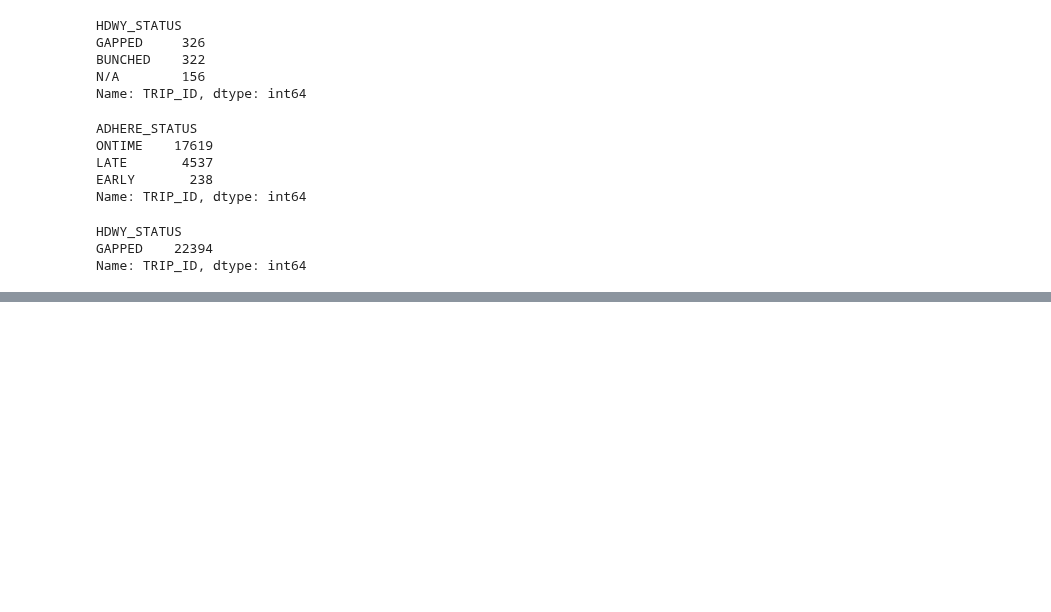
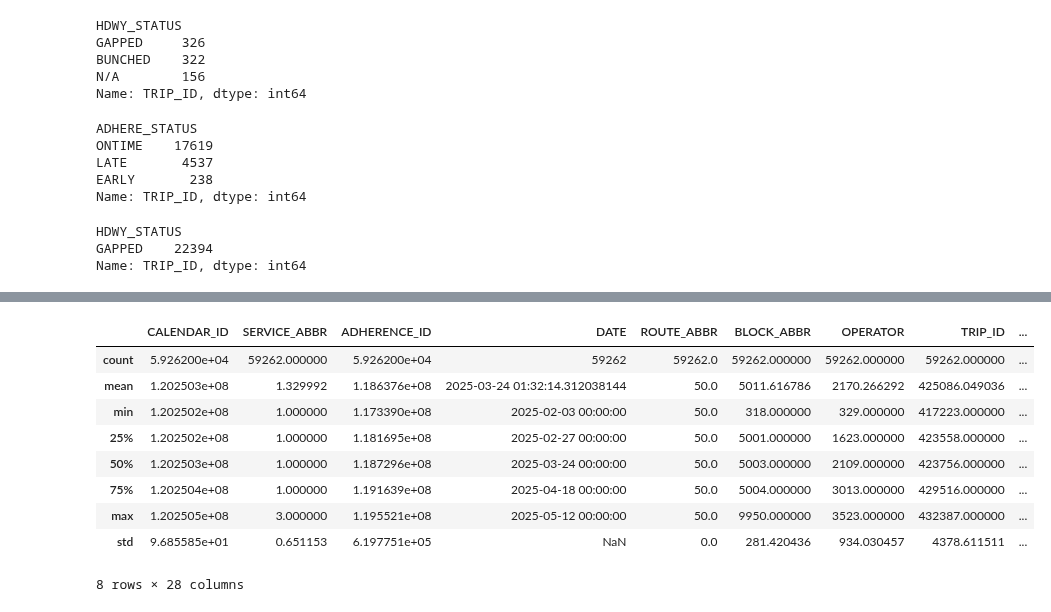
Before and after one commit to NSS-Data-Analytics-Cohort-14/wego-partnerproject-da14-v2-kshaffer93, a Jupyter notebook: notebooks/WeGo Data Introduction.ipynb, the cells around one changed output, grey strips where cells are left out. Saved outputs shown, nothing was run; the diff lists cells and outputs as text; code cells hidden in the pictures; blank space fills up the shorter version.

```diff
--- a/notebooks/WeGo Data Introduction.ipynb
+++ b/notebooks/WeGo Data Introduction.ipynb
@@ -675,0 +1107,13 @@ Name: TRIP_ID, dtype: int64
+# %%
+TSP_dates[TSP_dates['PREV_SCHED_STOP_CANCELLED'] == 0].describe()
+# %% [output]
+|  | CALENDAR_ID | SERVICE_ABBR | ADHERENCE_ID | DATE | ROUTE_ABBR | BLOCK_ABBR | OPERATOR | TRIP_ID | ... |
+| count | 5.926200e+04 | 59262.000000 | 5.926200e+04 | 59262 | 59262.0 | 59262.000000 | 59262.000000 | 59262.000000 | ... |
+| mean | 1.202503e+08 | 1.329992 | 1.186376e+08 | 2025-03-24 01:32:14.312038144 | 50.0 | 5011.616786 | 2170.266292 | 425086.049036 | ... |
+| min | 1.202502e+08 | 1.000000 | 1.173390e+08 | 2025-02-03 00:00:00 | 50.0 | 318.000000 | 329.000000 | 417223.000000 | ... |
+| 25% | 1.202502e+08 | 1.000000 | 1.181695e+08 | 2025-02-27 00:00:00 | 50.0 | 5001.000000 | 1623.000000 | 423558.000000 | ... |
+| 50% | 1.202503e+08 | 1.000000 | 1.187296e+08 | 2025-03-24 00:00:00 | 50.0 | 5003.000000 | 2109.000000 | 423756.000000 | ... |
+| 75% | 1.202504e+08 | 1.000000 | 1.191639e+08 | 2025-04-18 00:00:00 | 50.0 | 5004.000000 | 3013.000000 | 429516.000000 | ... |
+| max | 1.202505e+08 | 3.000000 | 1.195521e+08 | 2025-05-12 00:00:00 | 50.0 | 9950.000000 | 3523.000000 | 432387.000000 | ... |
+| std | 9.685585e+01 | 0.651153 | 6.197751e+05 | NaN | 0.0 | 281.420436 | 934.030457 | 4378.611511 | ... |
+8 rows × 28 columns
```
Also changed, not shown: parts of 63 cells of this notebook.
